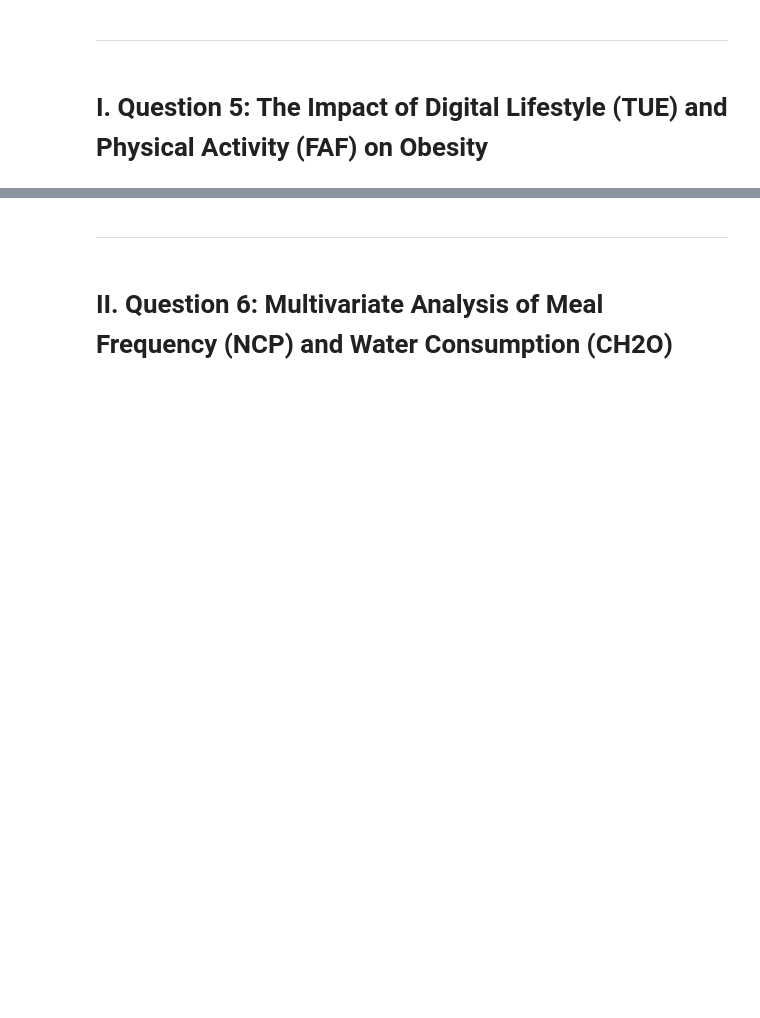
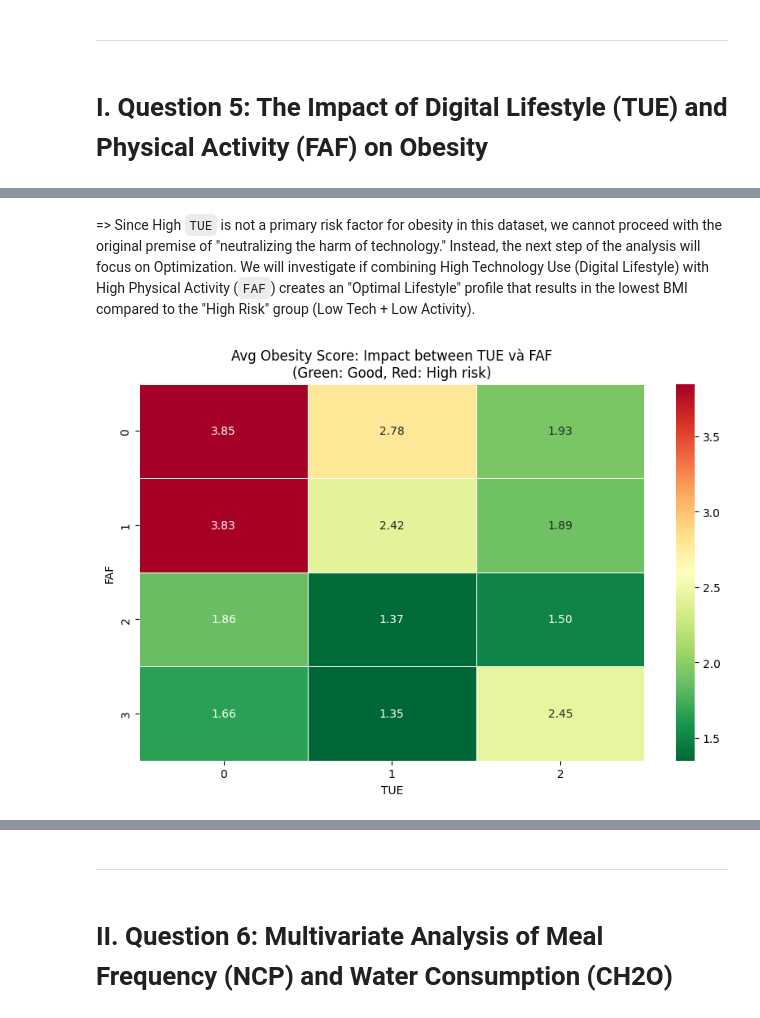
Before and after one commit to ThunderRed1578/Obesity-or-CVD-risk-Classify-Regressor-Cluster-CSC17104, a Jupyter notebook: source/notebook/Question Answering (5, 6).ipynb, the cells around one changed output, grey strips where cells are left out. Cells and saved outputs as stored; diff of their text form; code cells hidden in the pictures; blank space fills up the shorter version.

```diff
--- a/source/notebook/Question Answering (5, 6).ipynb
+++ b/source/notebook/Question Answering (5, 6).ipynb
@@ -48,0 +214,12 @@ II. [**Question 6: Multivariate Analysis of Meal Frequency (NCP) and Water Consu
+# %% [markdown]
+=> Since High `TUE` is not a primary risk factor for obesity in this dataset, we cannot proceed with the original premise of "neutralizing the harm of technology." Instead, the next step of the analysis will focus on Optimization. We will investigate if combining High Technology Use (Digital Lifestyle) with High Physical Activity (`FAF`) creates an "Optimal Lifestyle" profile that results in the lowest BMI compared to the "High Risk" group (Low Tech + Low Activity).
+# %%
+pivot_table = df.pivot_table(index='FAF', columns='TUE', values='Obesity_Score', aggfunc='mean')
+plt.figure(figsize=(10, 6))
+sns.heatmap(pivot_table, annot=True, cmap='RdYlGn_r', fmt=".2f", linewidths=.5)
+plt.title('Avg Obesity Score: Impact between TUE và FAF\n(Green: Good, Red: High risk)')
+plt.ylabel('FAF')
+plt.xlabel('TUE')
+plt.show()
+# %% [output]
+[figure, added]
```
Also changed, not shown: parts of 26 cells of this notebook, 3 other files.
